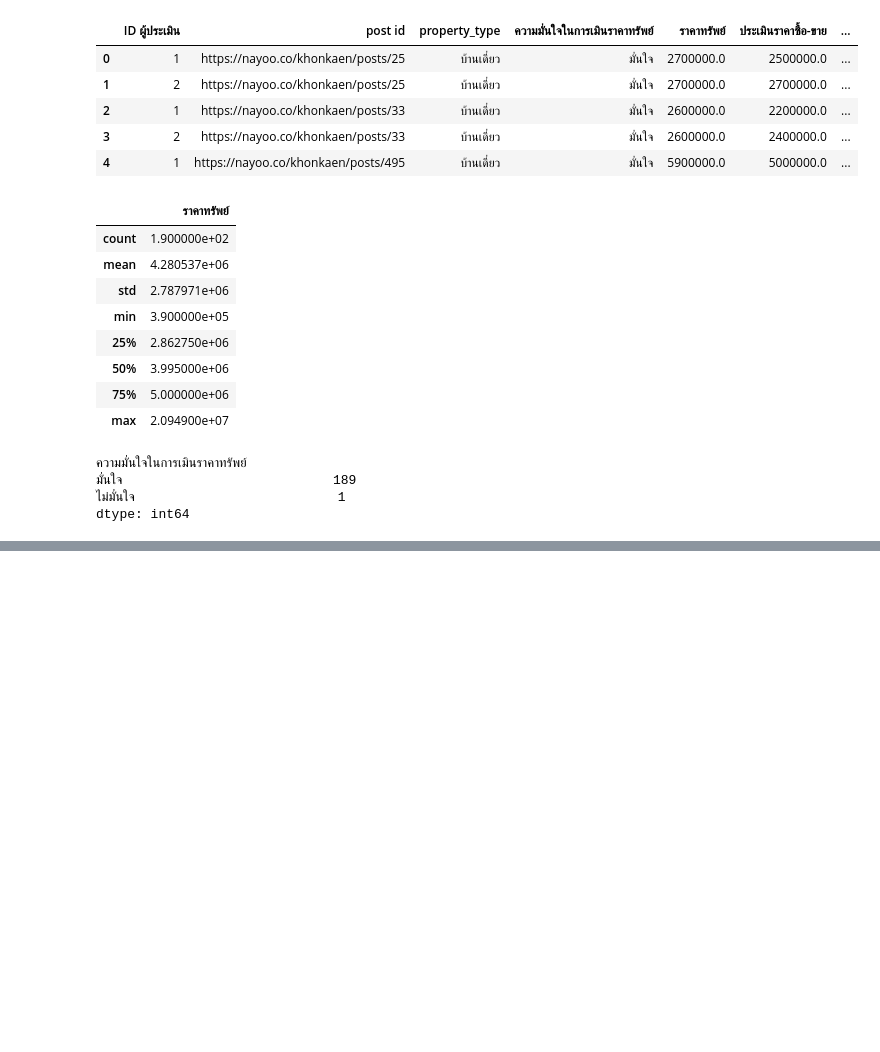
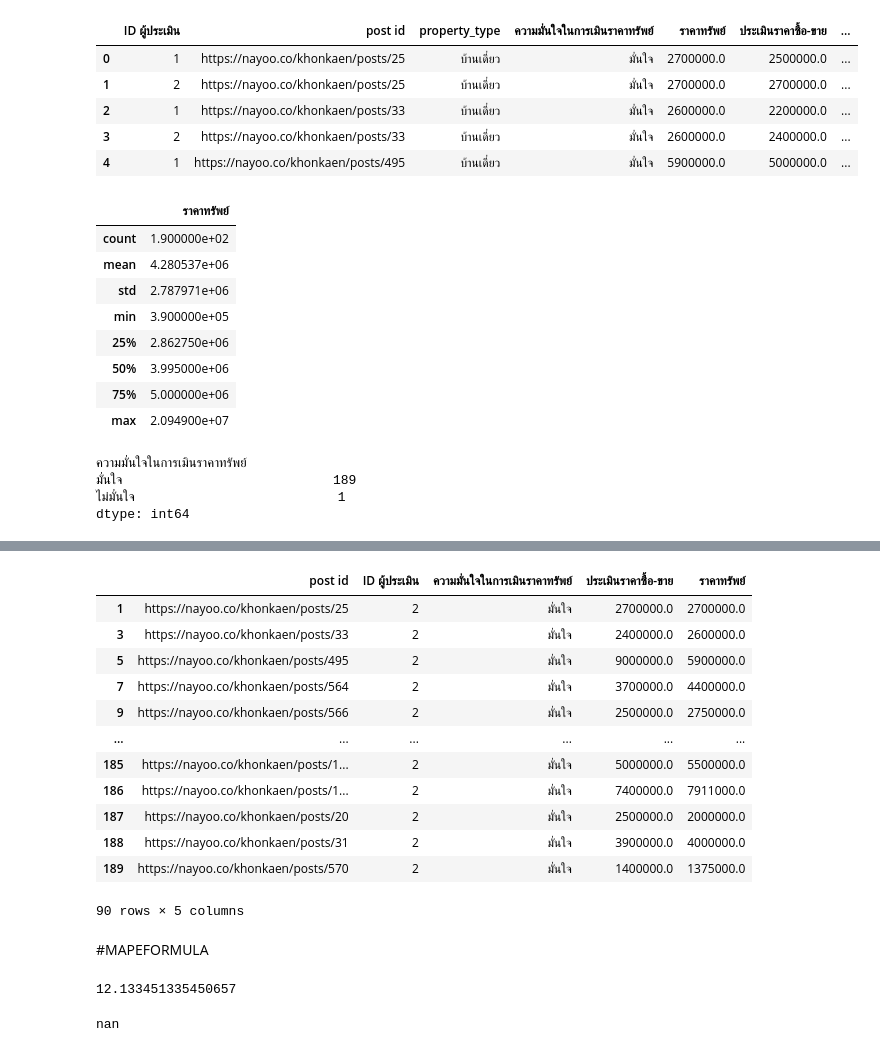
Before and after one commit to sucheerarighthere/bsc_dpdm22, a Jupyter notebook: [dataprep]_property_estimator.ipynb, the cells around one changed output, grey strips where cells are left out. Drawn from its saved outputs; the diff is of its cells as text; code cells hidden in the pictures; blank space fills up the shorter version.

```diff
--- a/[dataprep]_property_estimator.ipynb
+++ b/[dataprep]_property_estimator.ipynb
@@ -64,0 +164,19 @@ u1c
+# %%
+d2 = difference[difference['ID ผู้ประเมิน']==2]
+d2
+# %% [output]
+|  | post id | ID ผู้ประเมิน | ความมั่นใจในการเมินราคาทรัพย์ | ประเมินราคาซื้อ-ขาย | ราคาทรัพย์ |
+| 1 | https://nayoo.co/khonkaen/posts/25 | 2 | มั่นใจ | 2700000.0 | 2700000.0 |
+| 3 | https://nayoo.co/khonkaen/posts/33 | 2 | มั่นใจ | 2400000.0 | 2600000.0 |
+| 5 | https://nayoo.co/khonkaen/posts/495 | 2 | มั่นใจ | 9000000.0 | 5900000.0 |
+| 7 | https://nayoo.co/khonkaen/posts/564 | 2 | มั่นใจ | 3700000.0 | 4400000.0 |
+| 9 | https://nayoo.co/khonkaen/posts/566 | 2 | มั่นใจ | 2500000.0 | 2750000.0 |
+| ... | ... | ... | ... | ... | ... |
+| 185 | https://nayoo.co/khonkaen/posts/1... | 2 | มั่นใจ | 5000000.0 | 5500000.0 |
+| 186 | https://nayoo.co/khonkaen/posts/1... | 2 | มั่นใจ | 7400000.0 | 7911000.0 |
+| 187 | https://nayoo.co/khonkaen/posts/20 | 2 | มั่นใจ | 2500000.0 | 2000000.0 |
+| 188 | https://nayoo.co/khonkaen/posts/31 | 2 | มั่นใจ | 3900000.0 | 4000000.0 |
+| 189 | https://nayoo.co/khonkaen/posts/570 | 2 | มั่นใจ | 1400000.0 | 1375000.0 |
+90 rows × 5 columns
+# %% [markdown]
+#MAPEFORMULA
@@ -64,0 +189,12 @@ u1c
+# %%
+d1r = d1['ราคาทรัพย์']
+d1e = d1['ประเมินราคาซื้อ-ขาย']
+mape(d1r,d1e)
+# %% [output]
+12.133451335450657
+# %%
+d2r = d2['ราคาทรัพย์']
+d2e = d2['ประเมินราคาซื้อ-ขาย']
+mape(d2r,d2e)
+# %% [output]
+nan
```
Also changed, not shown: parts of 19 cells of this notebook.
